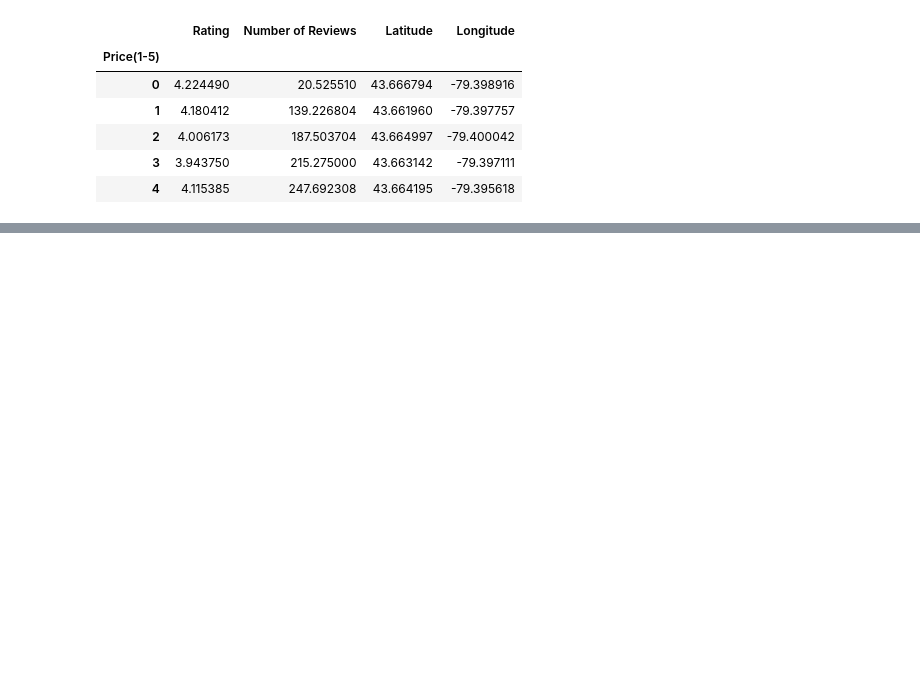
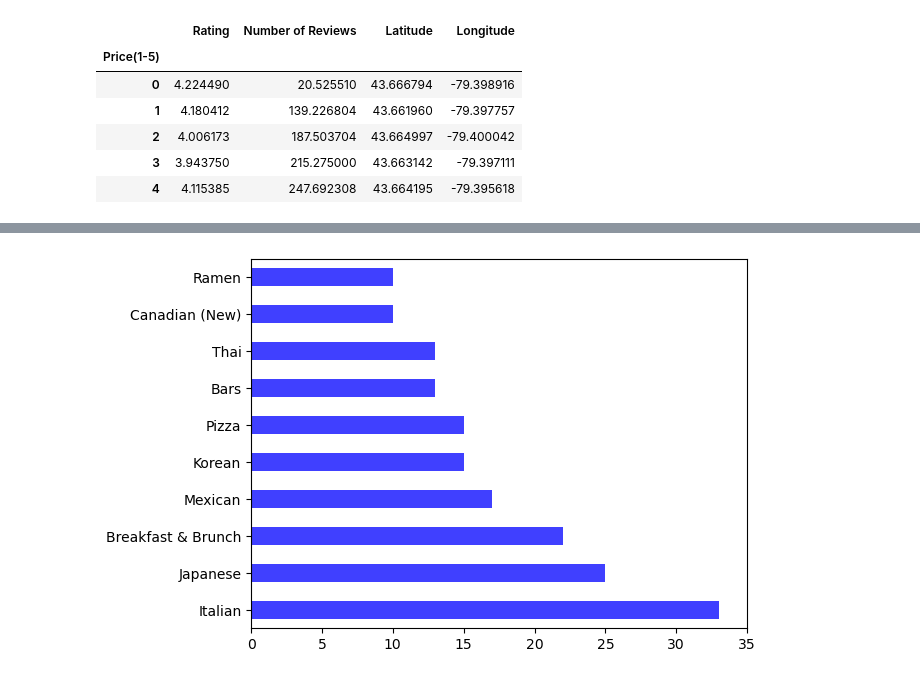
Before and after one commit to AlanDeng7/Module-7-Project1, a Jupyter notebook: Code_Alan/Question2.ipynb, the cells around one changed output, grey strips where cells are left out. Drawn from its saved outputs; the diff is of its cells as text; code cells hidden in the pictures; blank space fills up the shorter version.

```diff
--- a/Code_Alan/Question2.ipynb
+++ b/Code_Alan/Question2.ipynb
@@ -32,3 +91,6 @@ mean_tor_df
 # %%
-top_tor_df = tor_df[(tor_df["Price(1-5)"]==4)]
-top_tor_df.sort_values(by=["Rating","Number of Reviews"],ascending = False)
+mid_tor_df = tor_df[(tor_df["Price(1-5)"]==2)]
+rating_review_tor_df = mid_tor_df.sort_values(by=["Rating","Number of Reviews"],ascending = False)
+
+mid_van_df = van_df[(van_df["Price(1-5)"]==2)]
+rating_review_van_df = mid_van_df.sort_values(by=["Rating","Number of Reviews"],ascending = False)
@@ -82,0 +118,3 @@ low_tor_df.head()
+# %%
+categ_tor = rating_review_tor_df["Category"].value_counts()
+print(categ_tor[0:10])
@@ -82,0 +155,4 @@ low_tor_df.head()
+# %%
+ax_tor = categ_tor[0:10].plot.barh(x="Category", y="Rating",xlim = [0,35],alpha = 0.75, color = "blue")
+# %% [output]
+[figure, added]
```
Also changed, not shown: parts of 22 cells of this notebook.
